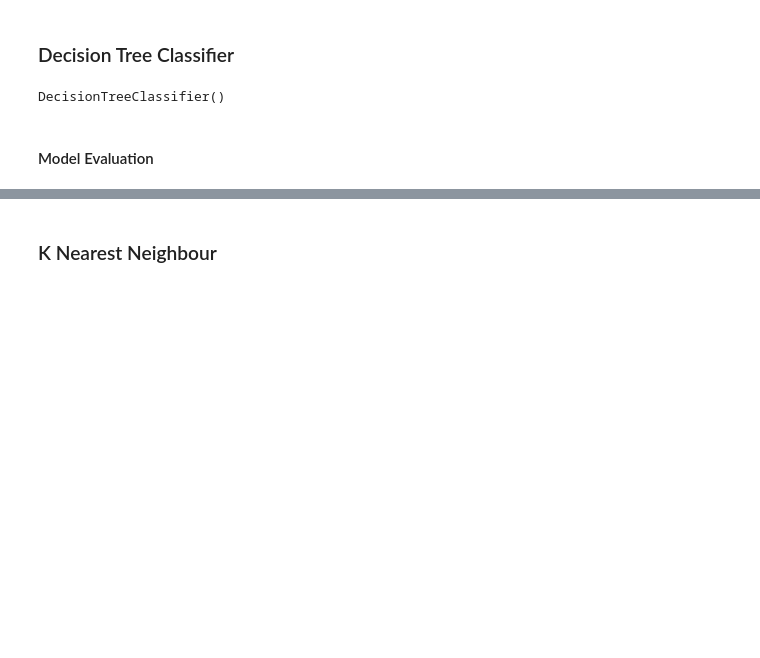
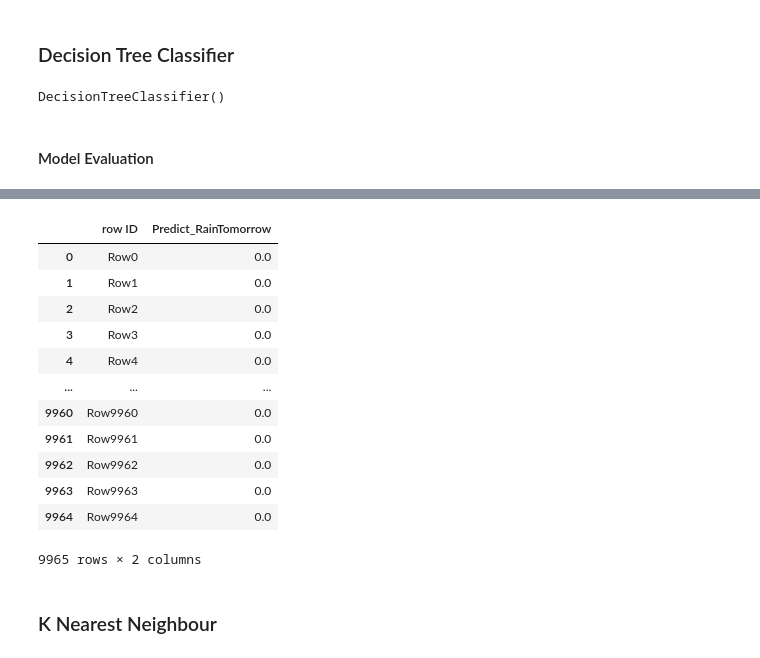
Before and after one commit to augustusamedume1234/Data-Mining-Assigment-3, a Jupyter notebook: Assignment3.ipynb, the cells around one changed output, grey strips where cells are left out. Drawn from its saved outputs; the diff is of its cells as text; code cells hidden in the pictures; blank space fills up the shorter version.

```diff
--- a/Assignment3.ipynb
+++ b/Assignment3.ipynb
@@ -31,3 +31,8 @@ TrainTest_Set = pd.get_dummies(TrainTest_Set)
 # %%
 imputer = KNNImputer(n_neighbors=5)
 TrainTest_Set_Imputed = imputer.fit_transform(TrainTest_Set)
+# %%
+RealSample_Imputed = RealSample.drop(RealSample.columns[0], axis=1)
+RealSample_Imputed['RainToday'] = label_encoder.transform(RealSample['RainToday'])
+RealSample_Imputed = pd.get_dummies(RealSample_Imputed)
+RealSample_Imputed = imputer.fit_transform(RealSample_Imputed)
@@ -134,2 +144,33 @@ Feature names unseen at fit time:
+# %%
+def create_submission(model, classifier_name):
+    Real_Pred = model.predict(RealSample_Imputed)
+    Real_Pred = pd.DataFrame(Real_Pred)
+    Row_ID = RealSample['row ID']
+    Real_Pred.columns = ['Predict_RainTomorrow']
+    Real_Pred = pd.concat([Row_ID, Real_Pred], axis=1)
+
+    # Create the CSV filename using the classifier_name
+    filename = f"{classifier_name}_submission.csv"
+
+    # Save the DataFrame to a CSV file with the created filename
+    Real_Pred.to_csv(filename, index=False)
+
+    return Real_Pred
+# %%
+create_submission(model, 'DecisionTree')
+# %% [output]
+|  | row ID | Predict_RainTomorrow |
+| 0 | Row0 | 0.0 |
+| 1 | Row1 | 0.0 |
+| 2 | Row2 | 0.0 |
+| 3 | Row3 | 0.0 |
+| 4 | Row4 | 0.0 |
+| ... | ... | ... |
+| 9960 | Row9960 | 0.0 |
+| 9961 | Row9961 | 0.0 |
+| 9962 | Row9962 | 0.0 |
+| 9963 | Row9963 | 0.0 |
+| 9964 | Row9964 | 0.0 |
+9965 rows × 2 columns
 # %% [markdown]
 ### K Nearest Neighbour
```
Also changed, not shown: parts of 16 cells of this notebook, 4 other files.
